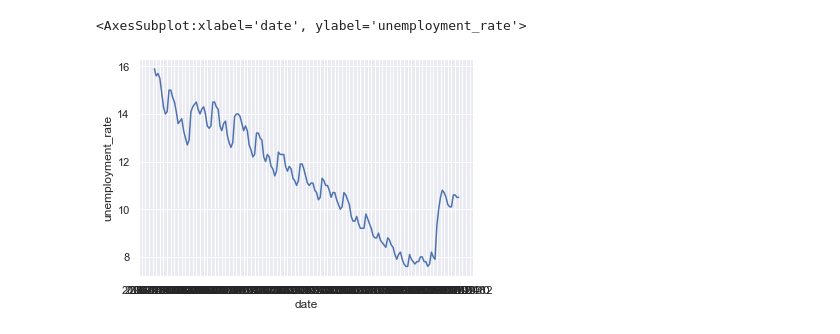
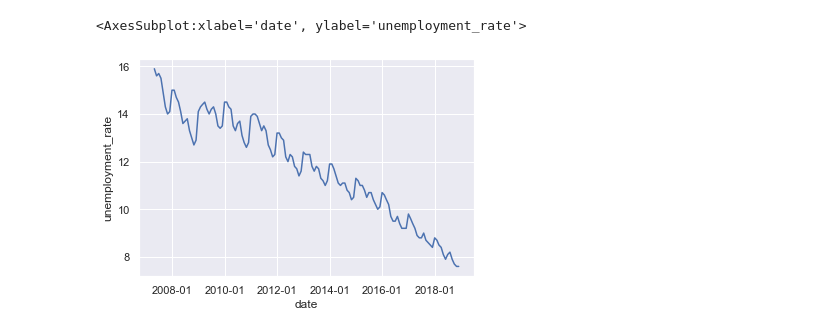
Before and after one commit to amitSasson/time_series, a Jupyter notebook: ts_berlin.ipynb, the cells around one changed output. Cells and saved outputs as stored; diff of their text form; code cells hidden in the pictures.

```diff
--- a/ts_berlin.ipynb
+++ b/ts_berlin.ipynb
@@ -32,7 +36,10 @@ df
+# %%
+#for ARIMA modles we don't neet the other variables
+df = df[['unemployment_rate']]
 # %%
 g = sns.lineplot(data=df, x="date", y="unemployment_rate")
-g.xaxis.set_major_locator(mdates.MonthLocator(interval=2))
+g.xaxis.set_major_locator(mdates.MonthLocator(interval=24))
 g
 # %% [output]
 <AxesSubplot:xlabel='date', ylabel='unemployment_rate'>
-[figure, old version]
+[figure, new version]
```
Also changed, not shown: parts of 19 cells of this notebook, 3 other files.
